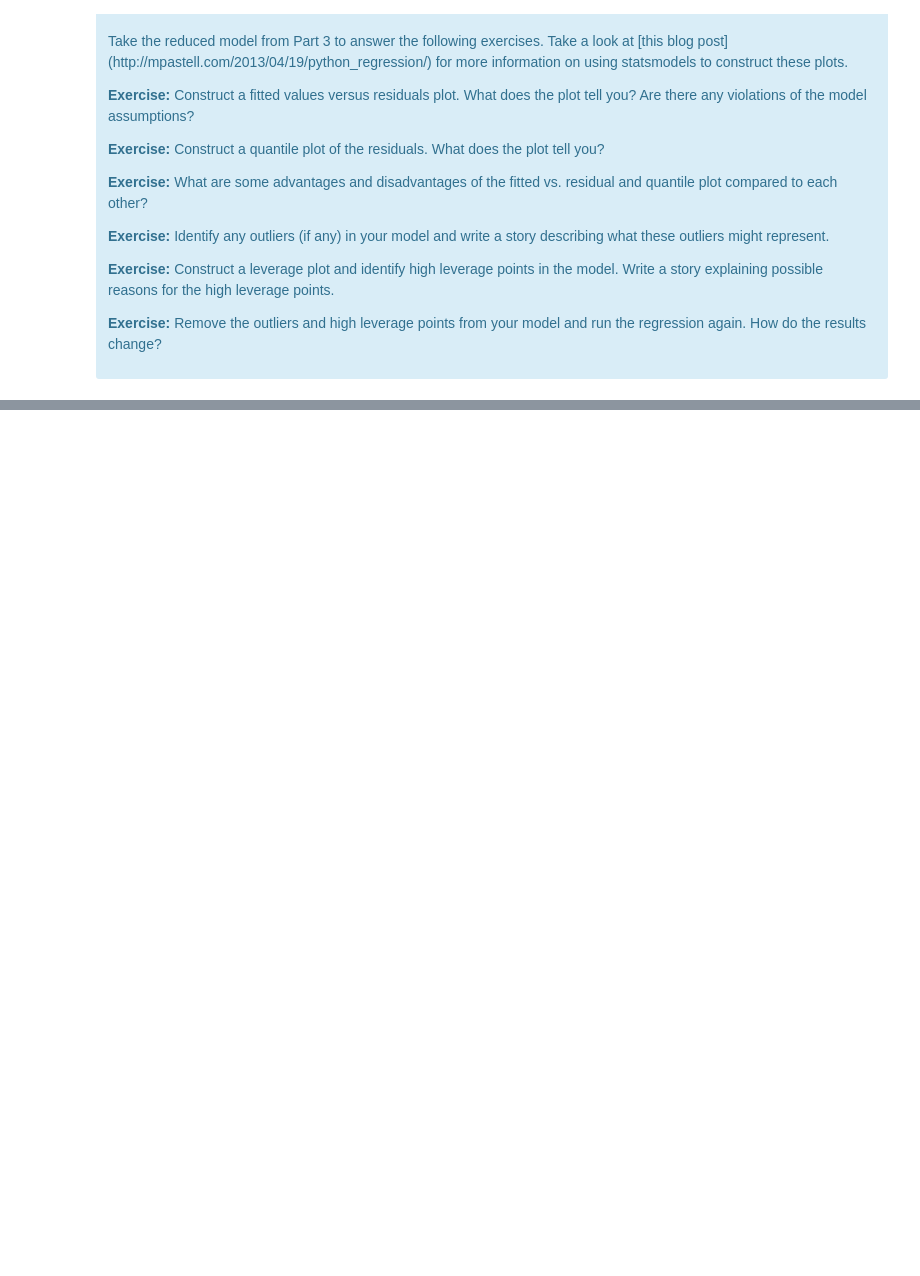
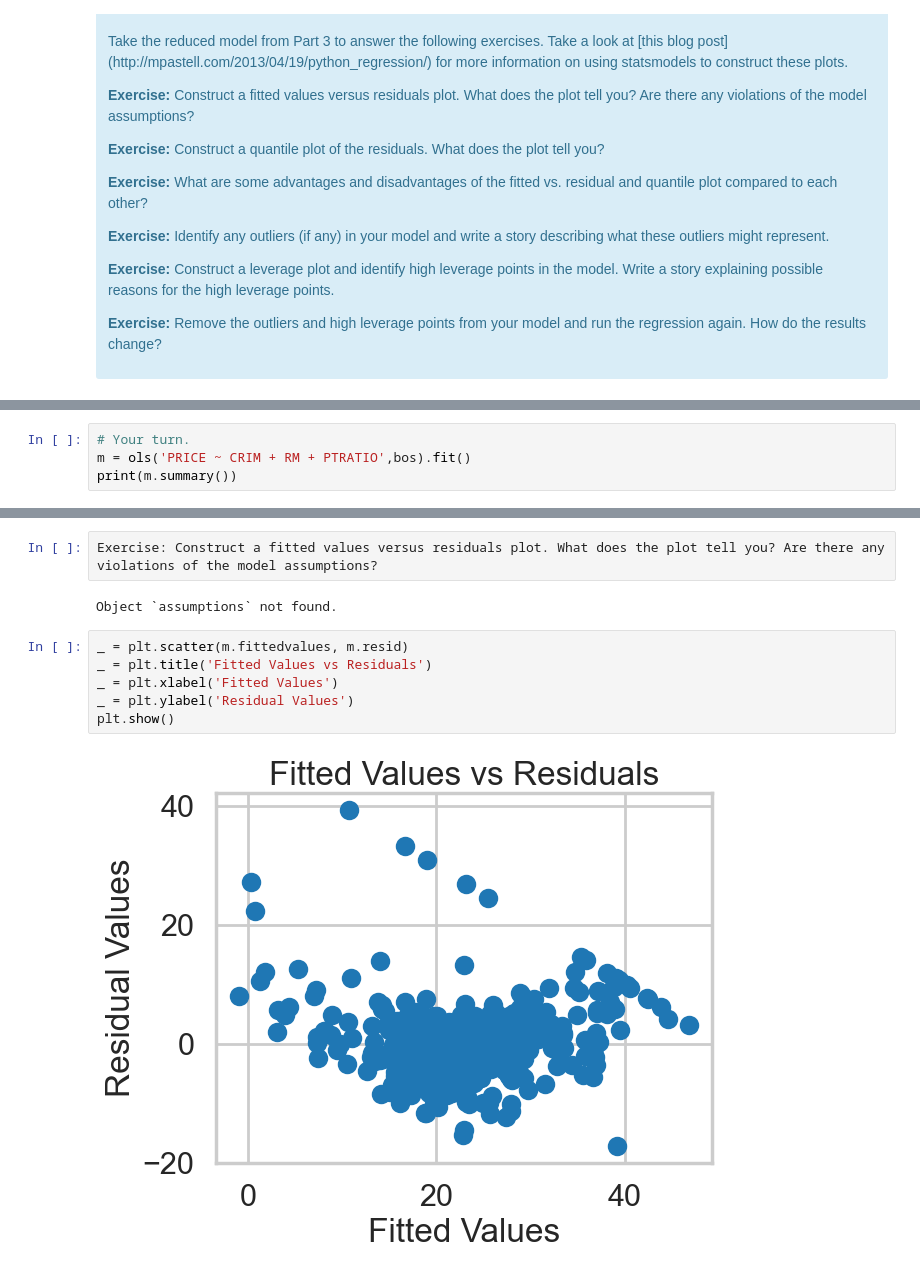
Before and after one commit to AngeliqueAlex/Case_Study_Boston_Housing, a Jupyter notebook: Mini_Project_Linear_Regression.ipynb, the cells around one changed output, grey strips where cells are left out. Cells and saved outputs as stored; diff of their text form; blank space fills up the shorter version.

```diff
--- a/Mini_Project_Linear_Regression.ipynb
+++ b/Mini_Project_Linear_Regression.ipynb
@@ -754,0 +812,4 @@ There are some other issues that are important investigate with linear regressio
+# %%
+# Your turn.
+m = ols('PRICE ~ CRIM + RM + PTRATIO',bos).fit()
+print(m.summary())
@@ -754,0 +834,12 @@ There are some other issues that are important investigate with linear regressio
+# %%
+Exercise: Construct a fitted values versus residuals plot. What does the plot tell you? Are there any violations of the model assumptions?
+# %% [output]
+Object `assumptions` not found.
+# %%
+_ = plt.scatter(m.fittedvalues, m.resid)
+_ = plt.title('Fitted Values vs Residuals')
+_ = plt.xlabel('Fitted Values')
+_ = plt.ylabel('Residual Values')
+plt.show()
+# %% [output]
+[figure, added]
```
Also changed, not shown: parts of 26 cells of this notebook, 1 other file.
